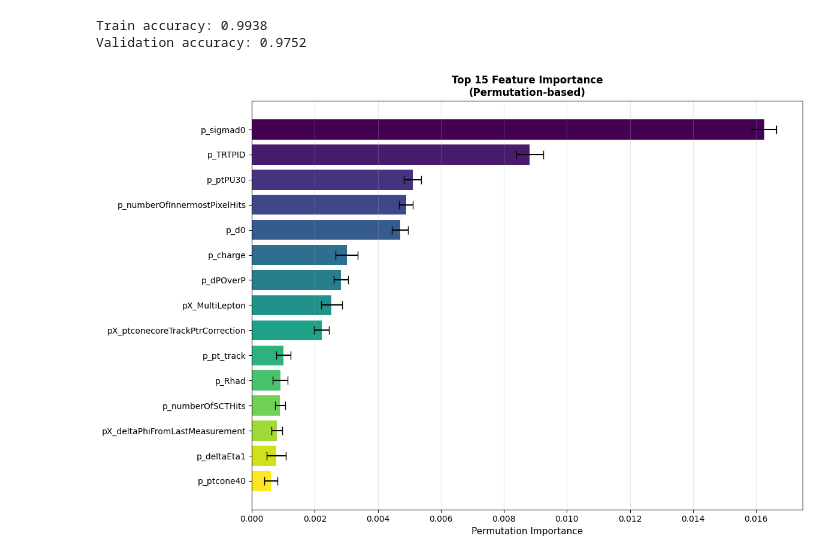
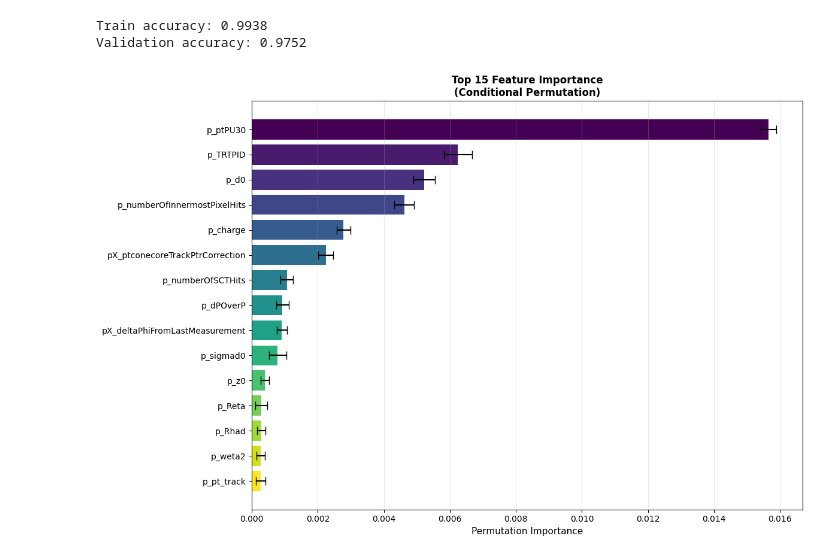
Before and after one commit to Ideadben/AppliedML2026, a Jupyter notebook: InitialProject/Classification/XGBoost.ipynb, the cells around one changed output. Drawn from its saved outputs; the diff is of its cells as text; code cells hidden in the pictures.

```diff
--- a/InitialProject/Classification/XGBoost.ipynb
+++ b/InitialProject/Classification/XGBoost.ipynb
@@ -2,10 +2,9 @@
 import pandas as pd
 import numpy as np
 import matplotlib.pyplot as plt
-from sklearn.inspection import permutation_importance
 from sklearn.model_selection import train_test_split
-from xgboost import XGBClassifier
-
+from xgboost import XGBClassifier, XGBRegressor
+from tqdm import tqdm
 
 # Load data
 class_train_data = pd.read_csv('../Data/AppML_InitialProject_train.csv')
@@ -31,45 +30,67 @@ model = XGBClassifier(
     min_child_weight = 7,
     eval_metric = 'logloss',
     random_state = 42,
     n_jobs = -1
 )
 
 model.fit(X_train, y_train)
 
 # Evaluate on validation set
 train_score = model.score(X_train, y_train)
 val_score = model.score(X_val, y_val)
 print(f'Train accuracy: {train_score:.4f}')
 print(f'Validation accuracy: {val_score:.4f}')
 
-# Calculate permutation importance on validation set
-perm_importance = permutation_importance(
-    model, X_val, y_val,
-    n_repeats = 10,
-    random_state = 42,
-    n_jobs = -1
-)
+# Conditional permutation importance (using XGBoost regressors to model feature|others)
+# Approximates conditional draws by predicting E[feature|others] on VAL and adding
 
-# Create results dataframe
-importance_df = pd.DataFrame({
-    'feature': variables.columns,
-    'importance': perm_importance.importances_mean,
-    'std': perm_importance.importances_std
-}).sort_values('importance', ascending=False)
+
+def conditional_permutation_importance(model, X_train, X_val, y_val, features, n_repeats=20, rng_seed=42):
+    rng = np.random.default_rng(rng_seed)
+    baseline = model.score(X_val, y_val)
+    records = []
+    for feature in tqdm(features, desc='Computing conditional permutation importance', unit='feature'):
+        # Get other features
+        other_cols = [c for c in X_train.columns if c != feature]
+
+        # Fit XGBoost regressor to predict this feature from the others (TRAIN)
+        reg = XGBRegressor(n_estimators=200, max_depth=6, learning_rate=0.05, random_state=42, n_jobs=-1)
+        reg.fit(X_train[other_cols], X_train[feature])
+
+        # Get residuals on TRAIN
+        preds_train = reg.predict(X_train[other_cols])
+        residuals = (X_train[feature] - preds_train).to_numpy()
+
+        drops = []
+
+        # Permute feature by sampling from conditional distribution and measure drop in performance
+        for _ in range(n_repeats):
+            preds_val = reg.predict(X_val[other_cols])
+            sampled_resid = rng.choice(residuals, size=len(preds_val), replace=True)
+            Xc = X_val.copy()
+            Xc[feature] = preds_val + sampled_resid
+            perm_score = model.score(Xc, y_val)
+            drops.append(baseline - perm_score)
+        records.append((feature, float(np.mean(drops)), float(np.std(drops))))
+    imp_df = pd.DataFrame(records, columns=['feature', 'importance', 'std']).sort_values('importance', ascending=False)
+    return imp_df
+
+# Run conditional permutation importance
+importance_df = conditional_permutation_importance(model, X_train, X_val, y_val, n_repeats=20, rng_seed=42)
 
 # Bar plot
 top_n = 15
 top_features = importance_df.head(top_n)
 colors = plt.cm.viridis(np.linspace(0, 1, len(top_features)))
 plt.figure(figsize=(12, 8))
 plt.barh(top_features['feature'], top_features['importance'],
          xerr=top_features['std'], color=colors, capsize=5)
 plt.xlabel('Permutation Importance', fontsize=11)
-plt.title(f'Top {top_n} Feature Importance\n(Permutation-based)', fontsize=12, fontweight='bold')
+plt.title(f'Top {top_n} Feature Importance\n(Conditional Permutation)', fontsize=12, fontweight='bold')
 plt.gca().invert_yaxis()
 plt.grid(axis='x', alpha=0.3)
 plt.tight_layout()
 # %% [output]
 Train accuracy: 0.9938
 Validation accuracy: 0.9752
-[figure, old version]
+[figure, new version]
```
Also changed, not shown: parts of 9 cells of this notebook, 8 other files.
